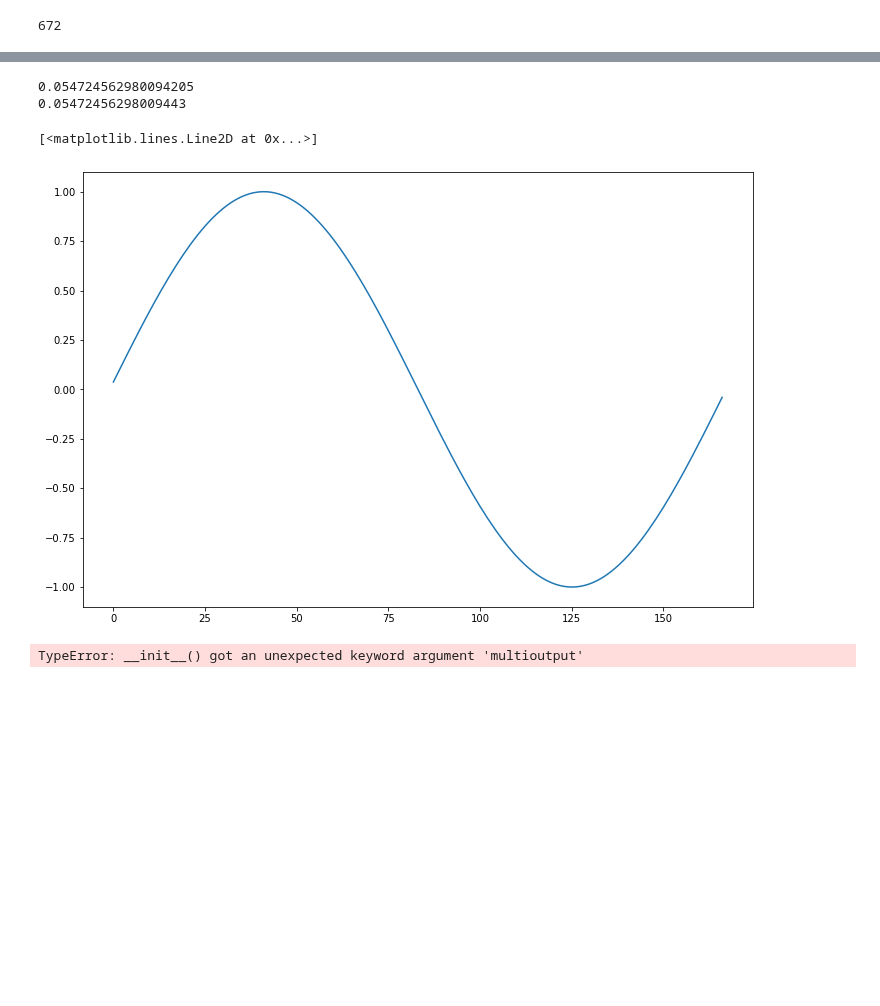
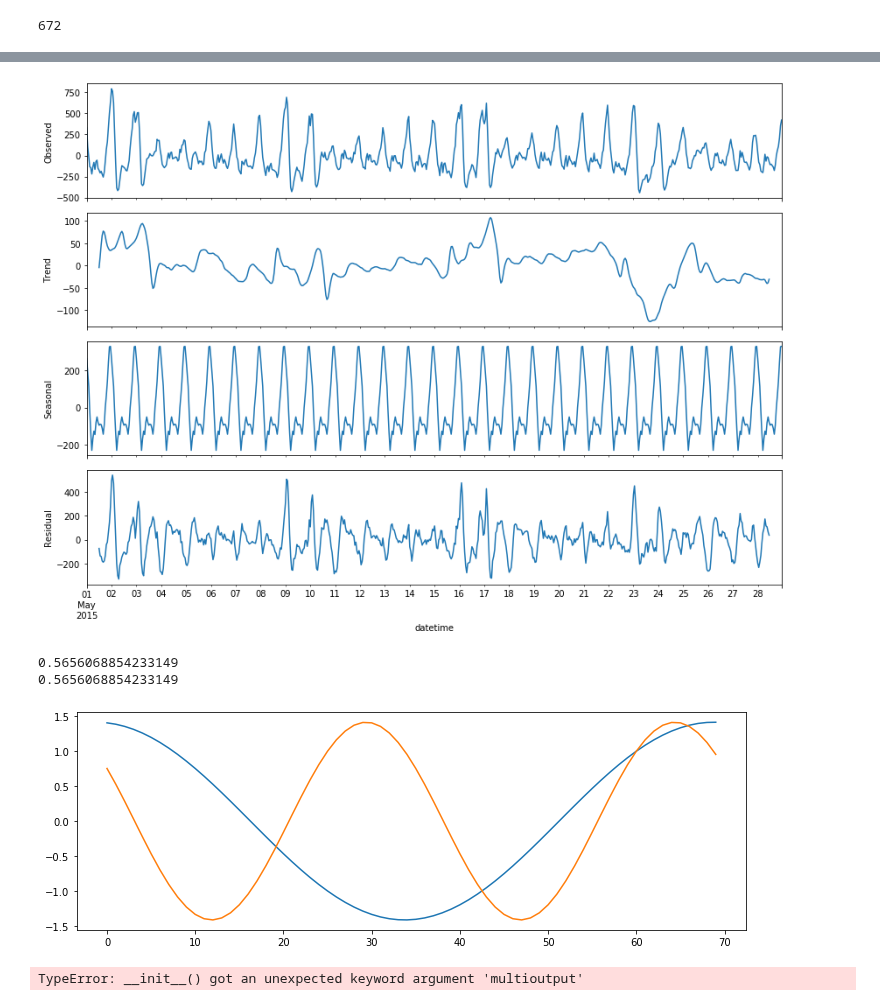
Before and after one commit to dminikorenb/DataLearning, a Jupyter notebook: 3-Taxi/dminik6_part3_w3.ipynb, the cells around one changed output, grey strips where cells are left out. Drawn from its saved outputs; the diff is of its cells as text; code cells hidden in the pictures; blank space fills up the shorter version.

```diff
--- a/3-Taxi/dminik6_part3_w3.ipynb
+++ b/3-Taxi/dminik6_part3_w3.ipynb
@@ -166,0 +196,7 @@ for ibeg in range(0, 1):
+# %%
+rcParams['figure.figsize'] = 12, 9
+decomp=seasonal_decompose(stmp['delta'] )
+decomp.plot()
+pl.show();
+# %% [output]
+[figure, added]
@@ -167,17 +208,20 @@ for ibeg in range(0, 1):
 # %%
 print(min(l_score))
-print(max(l_score))b
+print(max(l_score))
 # %% [output]
-0.054724562980094205
-0.05472456298009443
+0.5656068854233149
+0.5656068854233149
 # %%
-pl.figure(figsize=(12,8))
-t_period = 24*7
-tmp = [math.sin(2*3.14*i/t_period) for i in range(1, t_period)]
-plt.plot(tmp);
+pl.figure(figsize=(12,4))
+t_period = 10*7
+ibeg = 80
+tmp = [math.sin(2*math.pi*i/t_period) + math.cos(2*math.pi*i/t_period) for i in range(ibeg, t_period+ibeg)]
+tmp1 = [math.sin(4*math.pi*i/t_period) + 1*math.cos(4*math.pi*i/t_period) for i in range(ibeg, t_period+ibeg)]
+
+plt.plot(tmp)
+plt.plot(tmp1);
 # %% [output]
-[<matplotlib.lines.Line2D at 0x...>]
-[figure, old version]
+[figure, new version]
 # %%
 lr = LinearRegression(multioutput='uniform_average')
 lr.fit( X_week , stmp.values)
```
Also changed, not shown: parts of 5 cells of this notebook.
